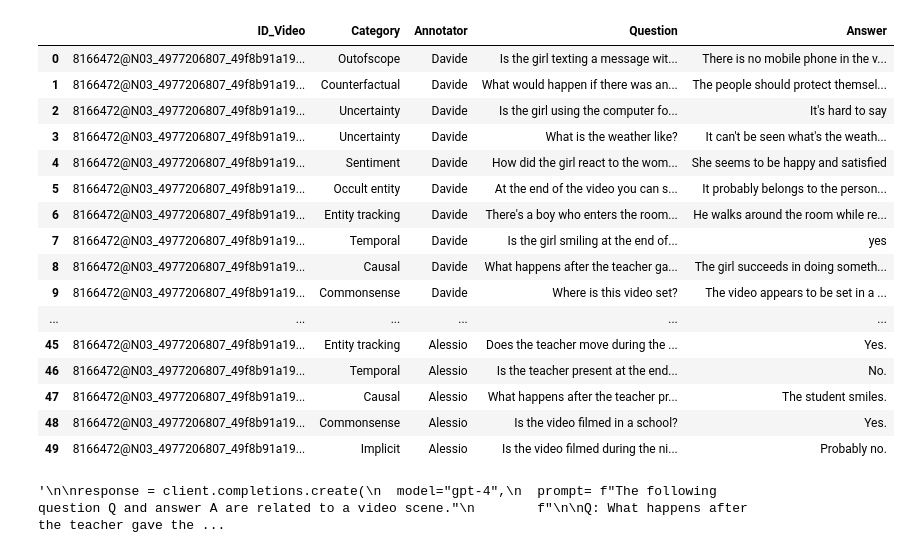
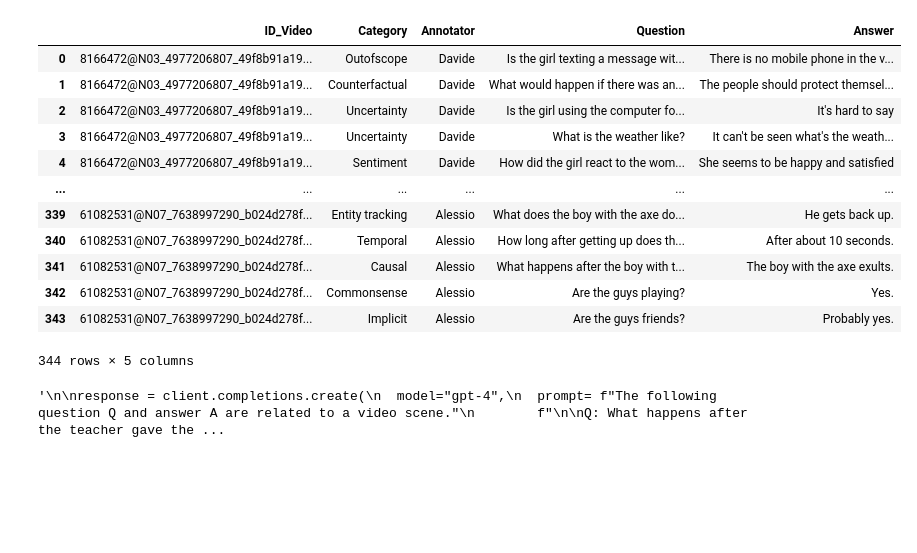
Before and after one commit to Caput97/Benchmark_PilotTest, a Jupyter notebook: prova.ipynb, the cells around one changed output. Drawn from its saved outputs; the diff is of its cells as text; code cells hidden in the pictures; blank space fills up the shorter version.

```diff
--- a/prova.ipynb
+++ b/prova.ipynb
@@ -13,26 +13,22 @@ openai.api_type = 'azure'
 openai.api_version = '2023-05-15' # this may change in the future
 deployment_name='gpt-35-turbo'
 # %%
-df = pd.read_csv('/home/dtesta/MyProjects/PilotTestBenchmark/DF_pilot.csv', index_col = 0)
+df = pd.read_csv('/home/dtesta/MyProjects/Benchmark_PilotTest/DF_pilot.csv')
 df
 # %% [output]
 |  | ID_Video | Category | Annotator | Question | Answer |
 | 0 | 8166472@N03_4977206807_49f8b91a19... | Outofscope | Davide | Is the girl texting a message wit... | There is no mobile phone in the v... |
 | 1 | 8166472@N03_4977206807_49f8b91a19... | Counterfactual | Davide | What would happen if there was an... | The people should protect themsel... |
 | 2 | 8166472@N03_4977206807_49f8b91a19... | Uncertainty | Davide | Is the girl using the computer fo... | It's hard to say |
 | 3 | 8166472@N03_4977206807_49f8b91a19... | Uncertainty | Davide | What is the weather like? | It can't be seen what's the weath... |
 | 4 | 8166472@N03_4977206807_49f8b91a19... | Sentiment | Davide | How did the girl react to the wom... | She seems to be happy and satisfied |
-| 5 | 8166472@N03_4977206807_49f8b91a19... | Occult entity | Davide | At the end of the video you can s... | It probably belongs to the person... |
-| 6 | 8166472@N03_4977206807_49f8b91a19... | Entity tracking | Davide | There's a boy who enters the room... | He walks around the room while re... |
-| 7 | 8166472@N03_4977206807_49f8b91a19... | Temporal | Davide | Is the girl smiling at the end of... | yes |
-| 8 | 8166472@N03_4977206807_49f8b91a19... | Causal | Davide | What happens after the teacher ga... | The girl succeeds in doing someth... |
-| 9 | 8166472@N03_4977206807_49f8b91a19... | Commonsense | Davide | Where is this video set? | The video appears to be set in a ... |
 | ... | ... | ... | ... | ... | ... |
-| 45 | 8166472@N03_4977206807_49f8b91a19... | Entity tracking | Alessio | Does the teacher move during the ... | Yes. |
-| 46 | 8166472@N03_4977206807_49f8b91a19... | Temporal | Alessio | Is the teacher present at the end... | No. |
-| 47 | 8166472@N03_4977206807_49f8b91a19... | Causal | Alessio | What happens after the teacher pr... | The student smiles. |
-| 48 | 8166472@N03_4977206807_49f8b91a19... | Commonsense | Alessio | Is the video filmed in a school? | Yes. |
-| 49 | 8166472@N03_4977206807_49f8b91a19... | Implicit | Alessio | Is the video filmed during the ni... | Probably no. |
+| 339 | 61082531@N07_7638997290_b024d278f... | Entity tracking | Alessio | What does the boy with the axe do... | He gets back up. |
+| 340 | 61082531@N07_7638997290_b024d278f... | Temporal | Alessio | How long after getting up does th... | After about 10 seconds. |
+| 341 | 61082531@N07_7638997290_b024d278f... | Causal | Alessio | What happens after the boy with t... | The boy with the axe exults. |
+| 342 | 61082531@N07_7638997290_b024d278f... | Commonsense | Alessio | Are the guys playing? | Yes. |
+| 343 | 61082531@N07_7638997290_b024d278f... | Implicit | Alessio | Are the guys friends? | Probably yes. |
+344 rows × 5 columns
 # %%
 '''
 
```
Also changed, not shown: parts of 11 cells of this notebook, 3 other files.
